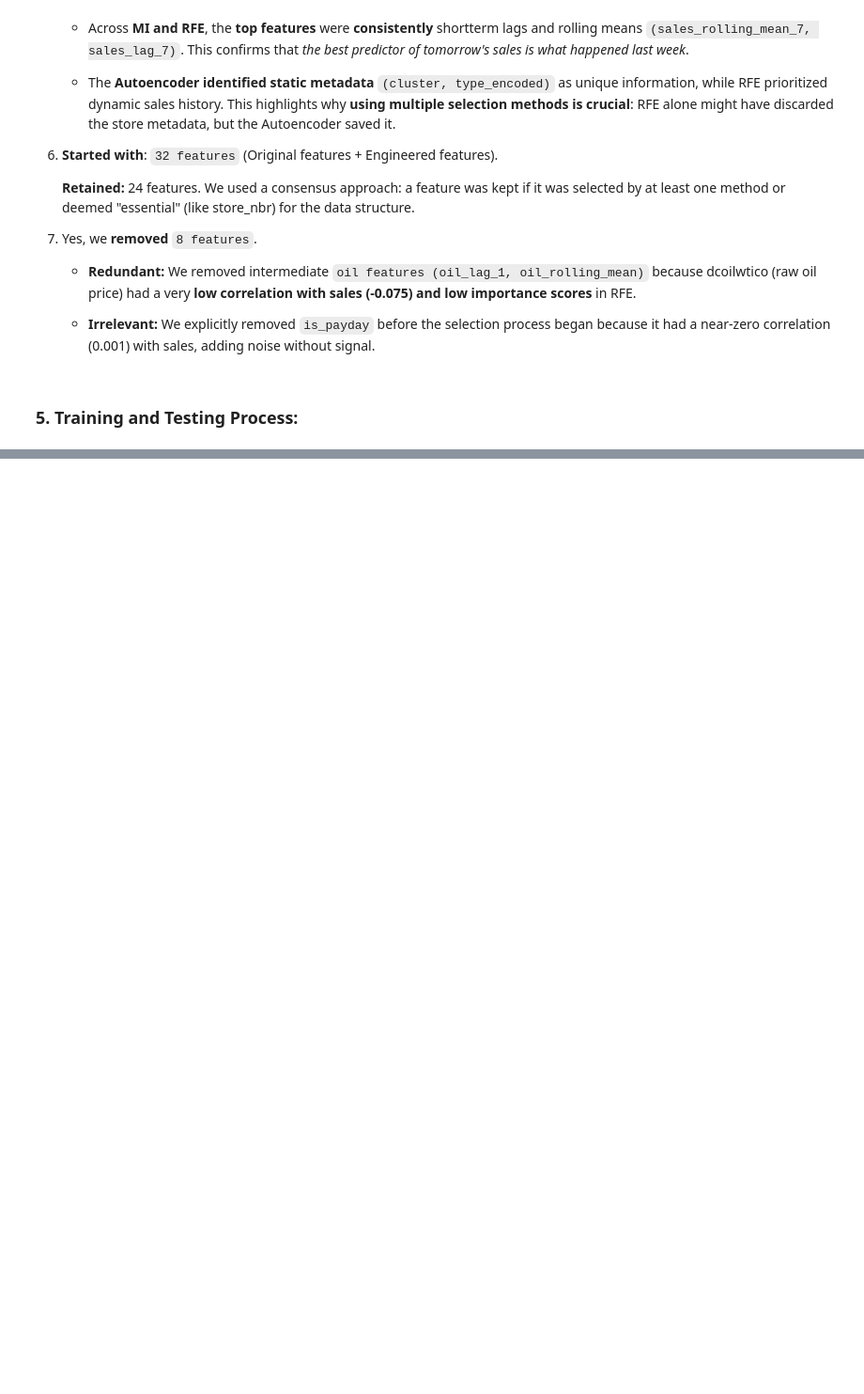
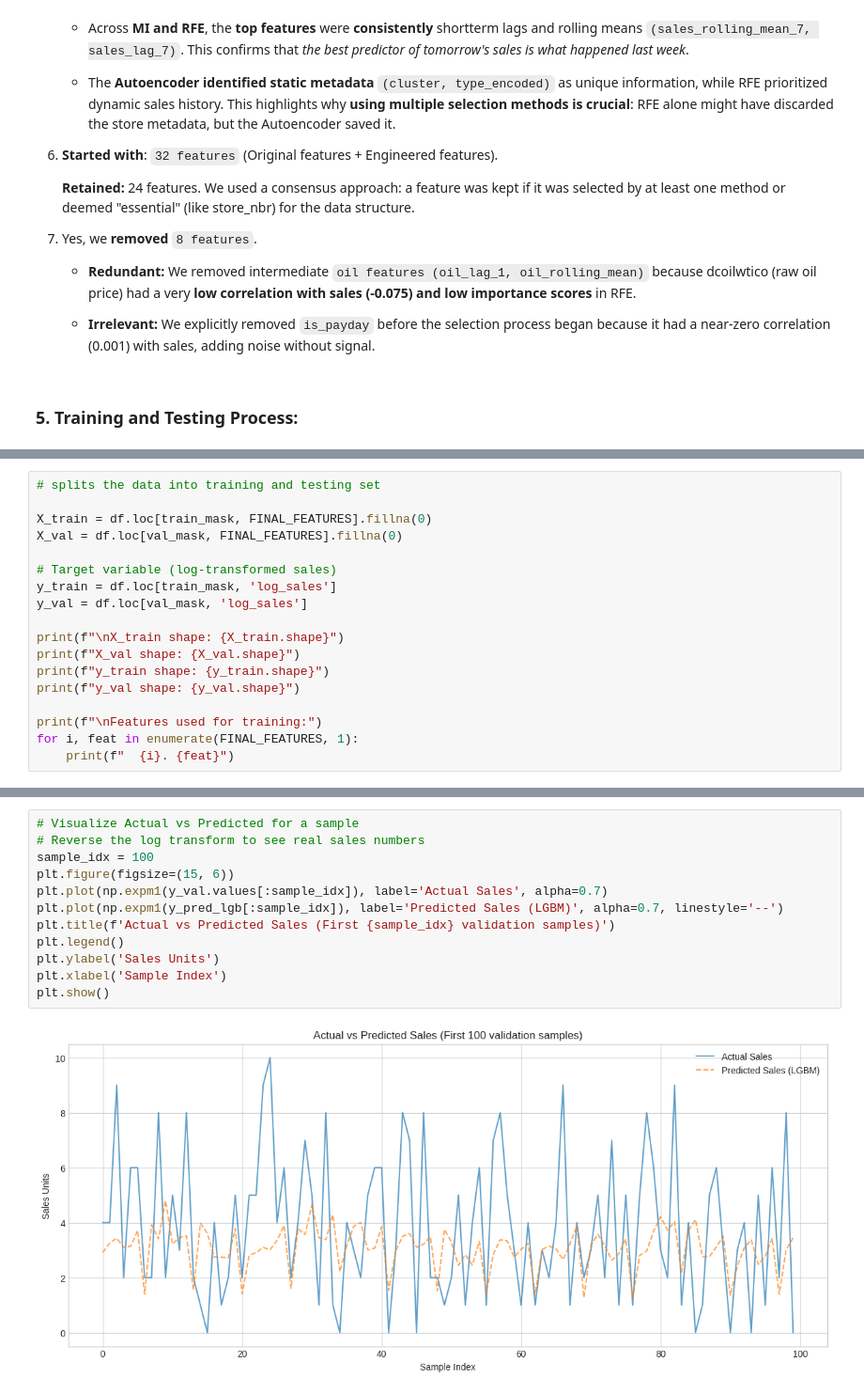
Before and after one commit to karthikeyansura/store-sales-time-series-modeling, a Jupyter notebook: store_sales_time_series_modeling.ipynb, the cells around one changed output, grey strips where cells are left out. Shown at 94% size. Cells and saved outputs as stored; diff of their text form; blank space fills up the shorter version.

```diff
--- a/store_sales_time_series_modeling.ipynb
+++ b/store_sales_time_series_modeling.ipynb
@@ -1021,0 +1100,18 @@ For **Final Feature Selection**, we implemented a `Consensus Voting System` usin
+# %%
+# splits the data into training and testing set
+
+X_train = df.loc[train_mask, FINAL_FEATURES].fillna(0)
+X_val = df.loc[val_mask, FINAL_FEATURES].fillna(0)
+
+# Target variable (log-transformed sales)
+y_train = df.loc[train_mask, 'log_sales']
+y_val = df.loc[val_mask, 'log_sales']
+
+print(f"\nX_train shape: {X_train.shape}")
+print(f"X_val shape: {X_val.shape}")
+print(f"y_train shape: {y_train.shape}")
+print(f"y_val shape: {y_val.shape}")
+
+print(f"\nFeatures used for training:")
+for i, feat in enumerate(FINAL_FEATURES, 1):
+    print(f"  {i}. {feat}")
@@ -1021,0 +1585,14 @@ For **Final Feature Selection**, we implemented a `Consensus Voting System` usin
+# %%
+# Visualize Actual vs Predicted for a sample
+# Reverse the log transform to see real sales numbers
+sample_idx = 100
+plt.figure(figsize=(15, 6))
+plt.plot(np.expm1(y_val.values[:sample_idx]), label='Actual Sales', alpha=0.7)
+plt.plot(np.expm1(y_pred_lgb[:sample_idx]), label='Predicted Sales (LGBM)', alpha=0.7, linestyle='--')
+plt.title(f'Actual vs Predicted Sales (First {sample_idx} validation samples)')
+plt.legend()
+plt.ylabel('Sales Units')
+plt.xlabel('Sample Index')
+plt.show()
+# %% [output]
+[figure, added]
```
Also changed, not shown: parts of 29 cells of this notebook.
